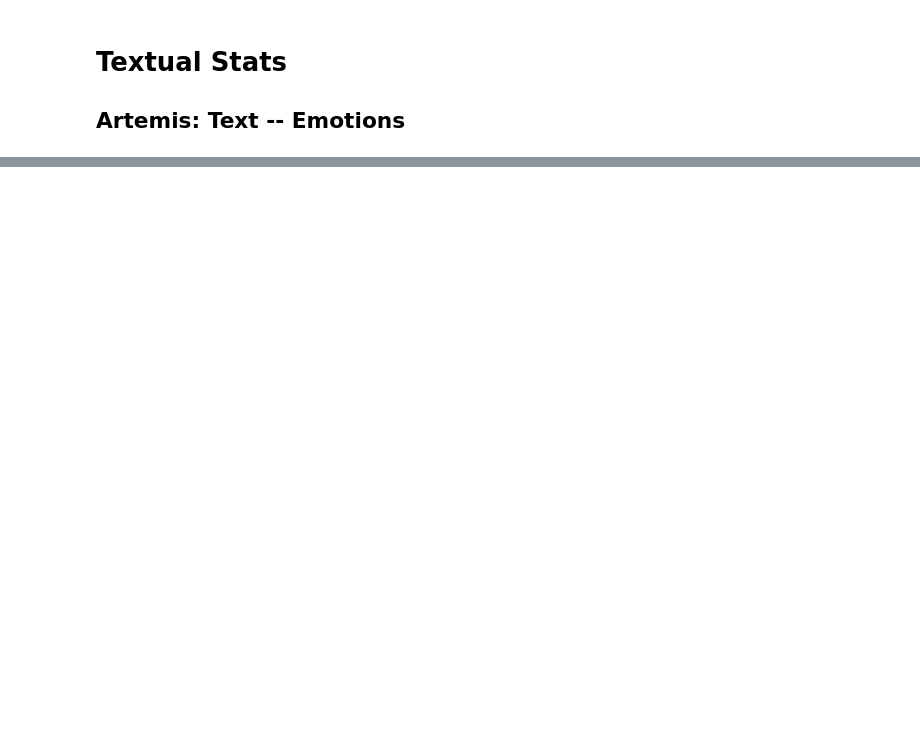
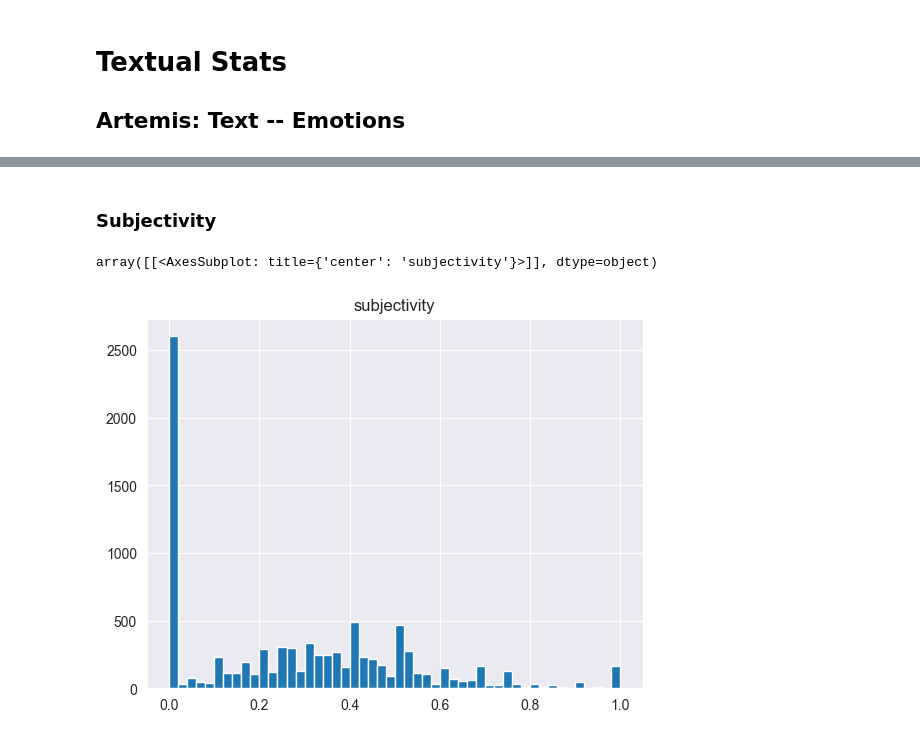
Before and after one commit to ricardokleinklein/EmotionalArt, a Jupyter notebook: Textual_stats.ipynb, the cells around one changed output, grey strips where cells are left out. Drawn from its saved outputs; the diff is of its cells as text; code cells hidden in the pictures; blank space fills up the shorter version.

```diff
--- a/Textual_stats.ipynb
+++ b/Textual_stats.ipynb
@@ -124,0 +313,9 @@ word_freq
+# %% [markdown]
+### Subjectivity
+# %%
+blob = TextBlobAnalysis()
+subjectivity = blob(content_text)
+subjectivity.hist(bins=50)
+# %% [output]
+array([[<AxesSubplot: title={'center': 'subjectivity'}>]], dtype=object)
+[figure, added]
```
Also changed, not shown: parts of 19 cells of this notebook, 3 other files.
